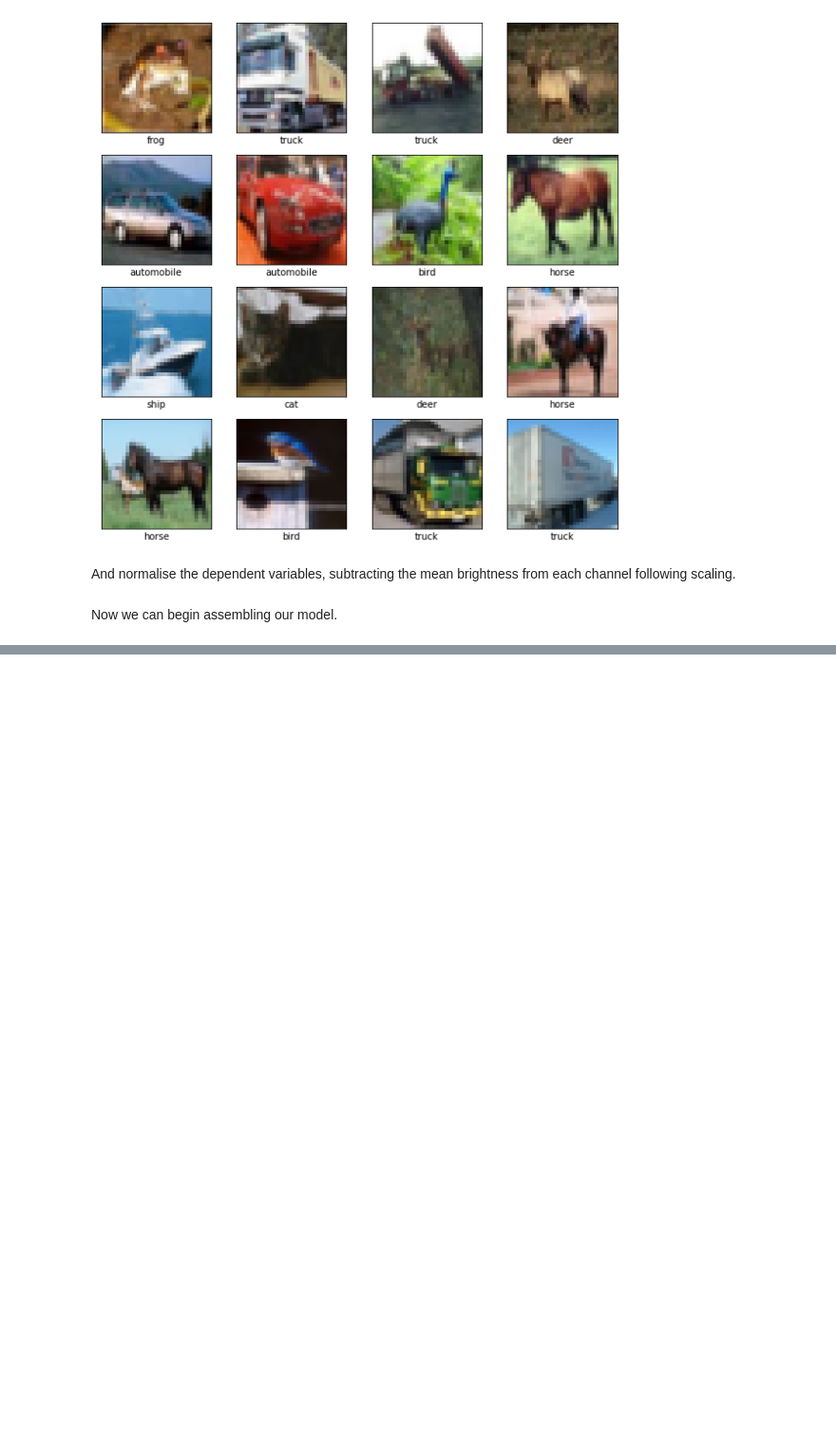
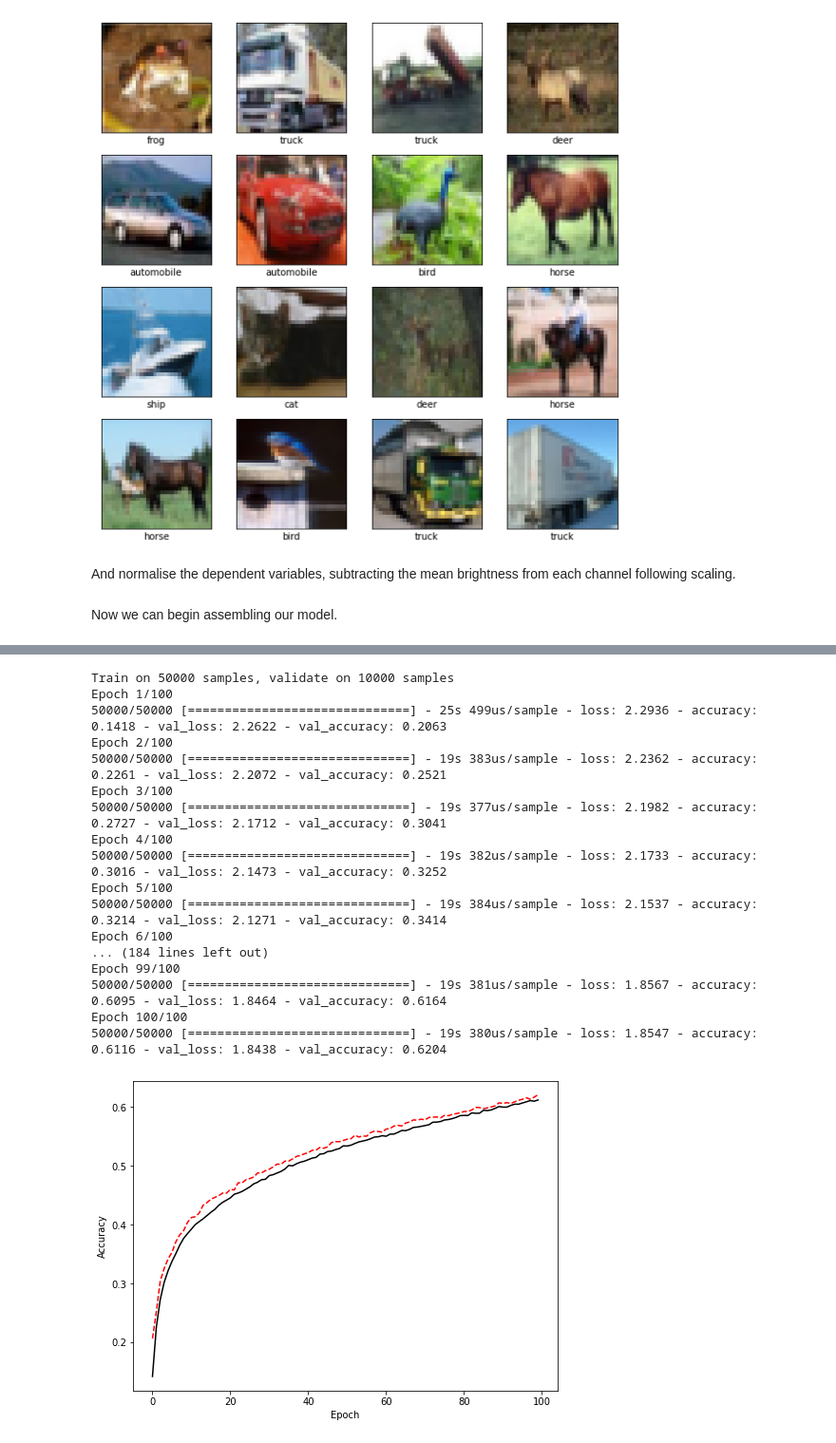
Before and after one commit to sambethune/pattern_analysis, a Jupyter notebook: demo_sheet_2/CIFAR10.ipynb, the cells around one changed output, grey strips where cells are left out. Shown at 95% size. Saved outputs shown, nothing was run; the diff lists cells and outputs as text; code cells hidden in the pictures; blank space fills up the shorter version.

```diff
--- a/demo_sheet_2/CIFAR10.ipynb
+++ b/demo_sheet_2/CIFAR10.ipynb
@@ -38,20 +41,23 @@ model = keras.Sequential([
     keras.layers.Conv2D(32, 2, activation='relu', input_shape=(h, w, n_chan)),
     keras.layers.Conv2D(32, 2, activation='relu'),
     keras.layers.MaxPooling2D(pool_size=(2, 2)),
-    keras.layers.Dropout(.3),
+    keras.layers.Dropout(.4),
 
     keras.layers.Conv2D(64, 2, activation='relu'),
     keras.layers.Conv2D(64, 2, activation='relu'),
     keras.layers.MaxPooling2D(pool_size=(2, 2)),
-    keras.layers.Dropout(.3),
+    keras.layers.Dropout(.4),
 
     keras.layers.Flatten(),
     keras.layers.Dense(500, activation='sigmoid'),
-    keras.layers.Dropout(.3),
-    keras.layers.Dense(len(class_names), activation='sigmoid')
+    keras.layers.Dropout(.4),
+    keras.layers.Dense(100, activation='sigmoid'),
+    keras.layers.Dense(len(class_names), activation='softmax')
     ])
 
-model.compile(optimizer='adam',
+my_opt = adam(lr=10**-4)
+
+model.compile(optimizer=my_opt,
               loss=tf.keras.losses.SparseCategoricalCrossentropy(from_logits=True),
               metrics=['accuracy'])
 
@@ -59,13 +83,32 @@ model.summary()
 # %%
-history = model.fit(train_x, train_y, epochs=10,
+history = model.fit(train_x, train_y, epochs=10**2,  batch_size=5*10**2,
                     validation_data=(test_x, test_y), verbose=1)
 
 fig, ax = plt.subplots(figsize=(8, 6))
 
 ax.plot(history.history['accuracy'], 'k', label='accuracy')
 ax.plot(history.history['val_accuracy'], 'r--', label = 'val_accuracy')
 ax.set_xlabel('Epoch')
 ax.set_ylabel('Accuracy')
 ax.legend
 
-fig.show()
+plt.show()
+# %% [output]
+Train on 50000 samples, validate on 10000 samples
+Epoch 1/100
+50000/50000 [==============================] - 25s 499us/sample - loss: 2.2936 - accuracy: 0.1418 - val_loss: 2.2622 - val_accuracy: 0.2063
+Epoch 2/100
+50000/50000 [==============================] - 19s 383us/sample - loss: 2.2362 - accuracy: 0.2261 - val_loss: 2.2072 - val_accuracy: 0.2521
+Epoch 3/100
+50000/50000 [==============================] - 19s 377us/sample - loss: 2.1982 - accuracy: 0.2727 - val_loss: 2.1712 - val_accuracy: 0.3041
+Epoch 4/100
+50000/50000 [==============================] - 19s 382us/sample - loss: 2.1733 - accuracy: 0.3016 - val_loss: 2.1473 - val_accuracy: 0.3252
+Epoch 5/100
+50000/50000 [==============================] - 19s 384us/sample - loss: 2.1537 - accuracy: 0.3214 - val_loss: 2.1271 - val_accuracy: 0.3414
+Epoch 6/100
+... (184 lines left out)
+Epoch 99/100
+50000/50000 [==============================] - 19s 381us/sample - loss: 1.8567 - accuracy: 0.6095 - val_loss: 1.8464 - val_accuracy: 0.6164
+Epoch 100/100
+50000/50000 [==============================] - 19s 380us/sample - loss: 1.8547 - accuracy: 0.6116 - val_loss: 1.8438 - val_accuracy: 0.6204
+[figure, added]
```
Also changed, not shown: parts of 3 cells of this notebook, 2 other files.
